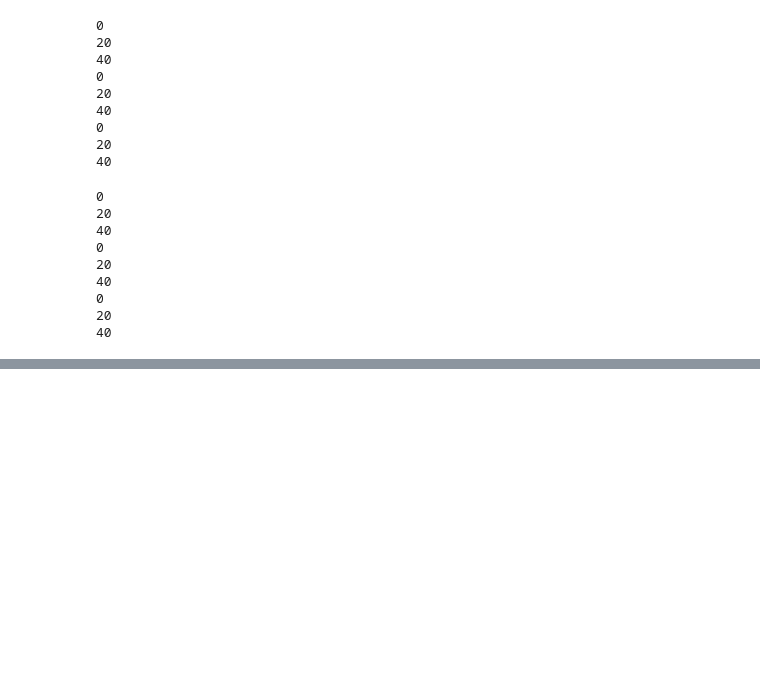
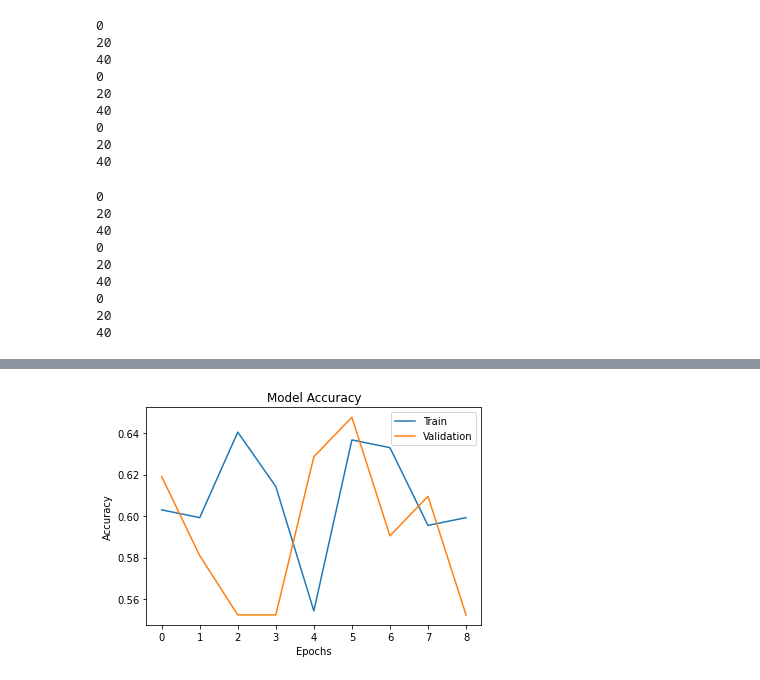
Before and after one commit to vikpy/LearningDeepLearning, a Jupyter notebook: Assignment_5_flowing_the_image_data.ipynb, the cells around one changed output, grey strips where cells are left out. Saved outputs shown, nothing was run; the diff lists cells and outputs as text; code cells hidden in the pictures; blank space fills up the shorter version.

```diff
--- a/Assignment_5_flowing_the_image_data.ipynb
+++ b/Assignment_5_flowing_the_image_data.ipynb
@@ -163,0 +227,29 @@ data_test.to_csv("original_test.csv",index=False)
+# %%
+# Using Initializers
+
+#initializers = keras.initializers.glorot_normal()
+#initializers = keras.initializers.glorot_uniform()
+#initializers = keras.initializers.he_uniform()
+initializers = keras.initializers.lecun_uniform()
+
+
+# Building the model
+model = Sequential()
+
+model.add(Conv2D(512, (150,150), padding='valid', activation='relu', input_shape=(150,150,3)))
+
+model.add(Flatten())
+
+model.add(Dense(512, activation='relu', kernel_initializer=initializers, bias_initializer=initializers))
+
+model.add(Dense(512, activation='relu', kernel_initializer=initializers, bias_initializer=initializers))
+
+model.add(Dense(256, activation='relu', kernel_initializer=initializers, bias_initializer=initializers))
+
+model.add(Dense(256, activation='relu', kernel_initializer=initializers, bias_initializer=initializers))
+
+model.add(Dense(3, activation='softmax'))
+
+model.compile(loss='categorical_crossentropy',  optimizer= 'sgd', metrics=['accuracy'])
+#model.compile(loss='categorical_crossentropy',  optimizer= 'rmsprop', metrics=['accuracy'])
+#model.compile(loss='categorical_crossentropy',  optimizer= 'adam', metrics=['accuracy'])
@@ -163,0 +276,6 @@ data_test.to_csv("original_test.csv",index=False)
+# %%
+# Fitting the models and calling the call backs
+filepath="m1_test.{epoch:02d}-{val_loss:.2f}.hdf5"
+earlystopping = EarlyStopping(monitor='val_loss', verbose=1, patience=4, mode="min")
+#checkpoint = ModelCheckpoint(filepath, monitor='val_accuracy', verbose=1, mode="max")
+model_history = model.fit_generator(generator=train_generator, validation_data=val_generator, epochs=30, verbose=1 , callbacks=[earlystopping])
@@ -163,0 +320,11 @@ data_test.to_csv("original_test.csv",index=False)
+# %%
+import matplotlib.pyplot as plt
+plt.plot(model_history.history["accuracy"])
+plt.plot(model_history.history["val_accuracy"])
+plt.title("Model Accuracy")
+plt.ylabel("Accuracy")
+plt.xlabel("Epochs")
+plt.legend(["Train", "Validation"], loc="best")
+plt.show()
+# %% [output]
+[figure, added]
```
Also changed, not shown: parts of 8 cells of this notebook.
